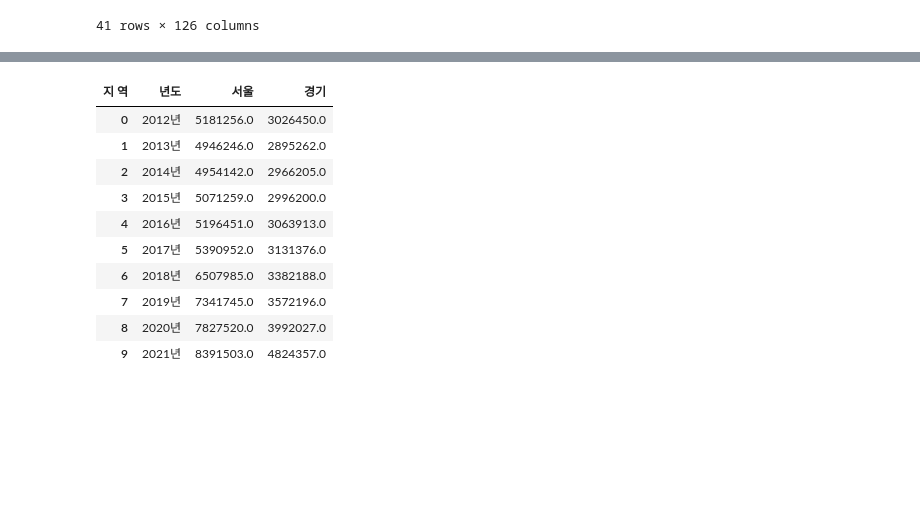
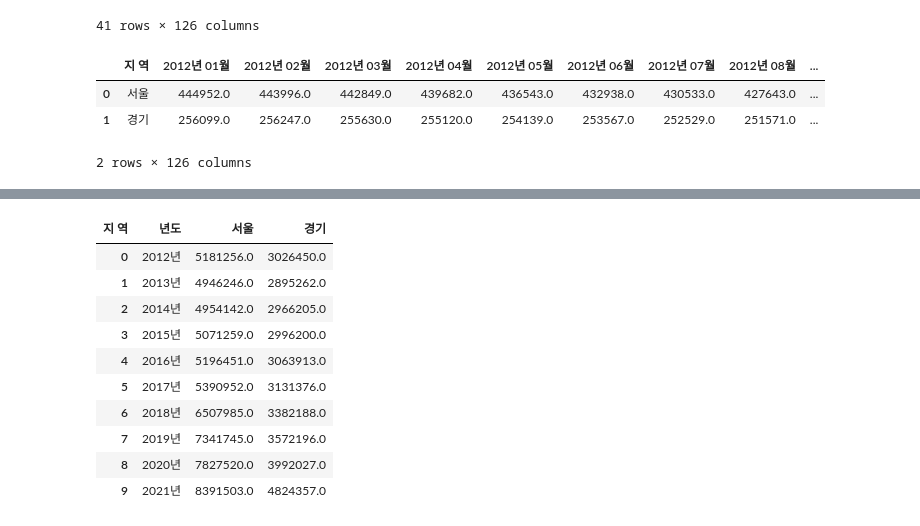
Before and after one commit to HBinble/StudyPython_Advanced, a Jupyter notebook: MiniProject_1차/2_인구이동_주택.ipynb, the cells around one changed output, grey strips where cells are left out. Drawn from its saved outputs; the diff is of its cells as text; code cells hidden in the pictures; blank space fills up the shorter version.

```diff
--- a/MiniProject_1차/2_인구이동_주택.ipynb
+++ b/MiniProject_1차/2_인구이동_주택.ipynb
@@ -67,3 +67,9 @@ df1
 df_s_g = df1[(df1["지 역"] == "서울") | (df1["지 역"] == "경기")]
 # %%
 df_s_g = df_s_g.reset_index(drop=True)
+df_s_g
+# %% [output]
+|  | 지 역 | 2012년 01월 | 2012년 02월 | 2012년 03월 | 2012년 04월 | 2012년 05월 | 2012년 06월 | 2012년 07월 | 2012년 08월 | ... |
+| 0 | 서울 | 444952.0 | 443996.0 | 442849.0 | 439682.0 | 436543.0 | 432938.0 | 430533.0 | 427643.0 | ... |
+| 1 | 경기 | 256099.0 | 256247.0 | 255630.0 | 255120.0 | 254139.0 | 253567.0 | 252529.0 | 251571.0 | ... |
+2 rows × 126 columns
```
Also changed, not shown: parts of 5 cells of this notebook, 45 other files.
